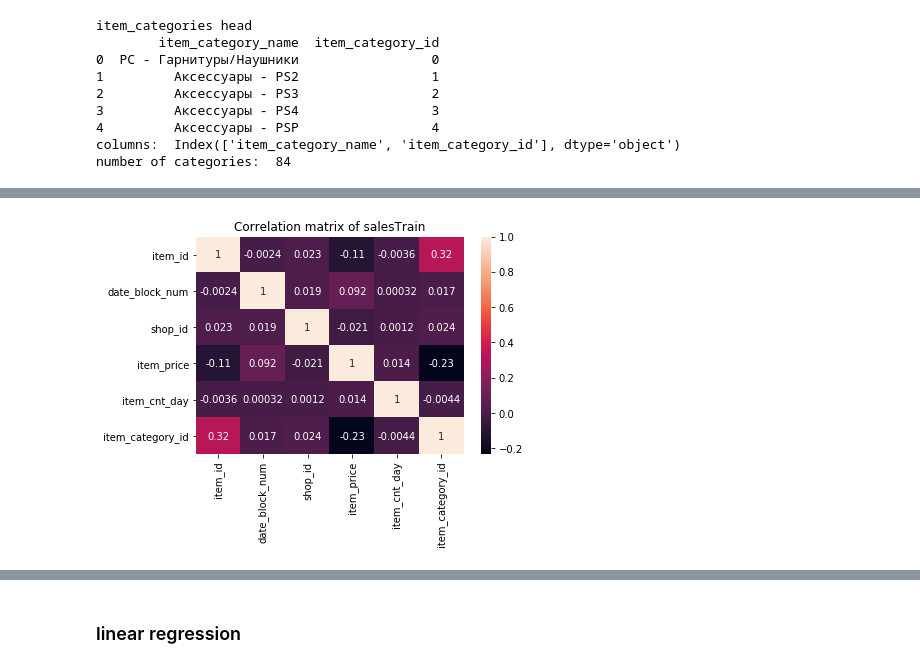
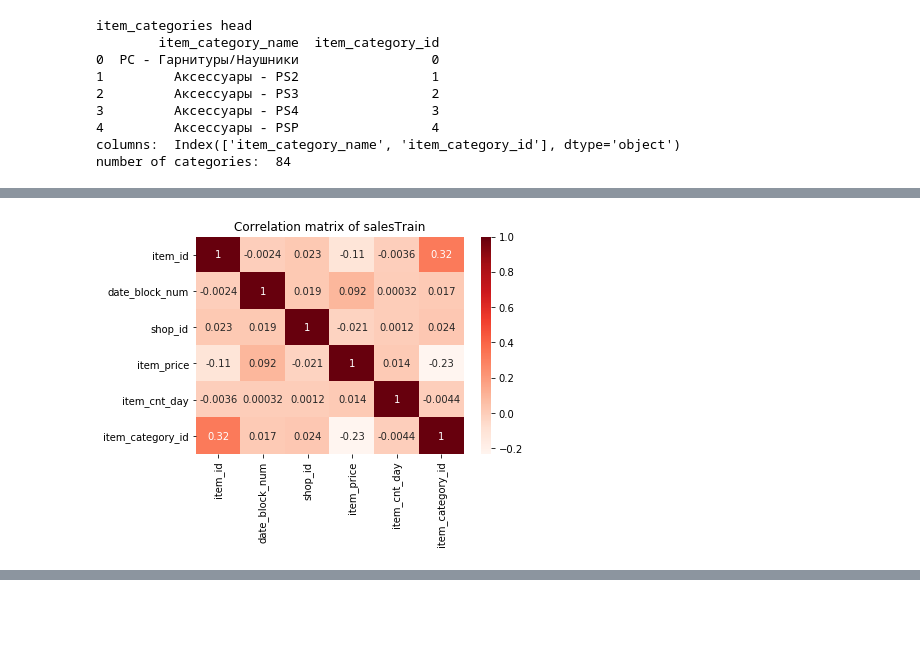
Before and after one commit to JonEliasMoen/IMT3104-Project, a Jupyter notebook: Untitled.ipynb, the cells around one changed output, grey strips where cells are left out. Saved outputs shown, nothing was run; the diff lists cells and outputs as text; code cells hidden in the pictures; blank space fills up the shorter version.

```diff
--- a/Untitled.ipynb
+++ b/Untitled.ipynb
@@ -139,15 +198,15 @@ item_cnt_day
 # %%
 # making dataset that is usable, sum over blocknum, merge with category
 data = salesTrain.groupby(['date_block_num', 'shop_id', 'item_id', 'item_price'], as_index=False)['item_cnt_day'].sum() # sum item sales
 data = data.set_index('item_id').join(items[['item_category_id', 'item_id']].set_index('item_id'))
 data = data.reset_index()
 
 corrMatrix = data.corr()
-sn.heatmap(corrMatrix, annot=True)
+sn.heatmap(corrMatrix, annot=True, cmap='Reds')
 plt.title("Correlation matrix of salesTrain")
 plt.show()
 # %% [output]
-[figure, old version]
+[figure, new version]
 # %%
 # X=date_block_num, shop_id, item_id Y=item_cnt_day
 # could also include price
@@ -182,6 +241,4 @@ X_train, X_test, y_train, y_test = train_test_split(X4, Y, test_size=0.3, random
  [1.]
  [1.]]
 1739022
-# %% [markdown]
-### linear regression
 # %%
```
Also changed, not shown: parts of 23 cells of this notebook, 13 other files.
